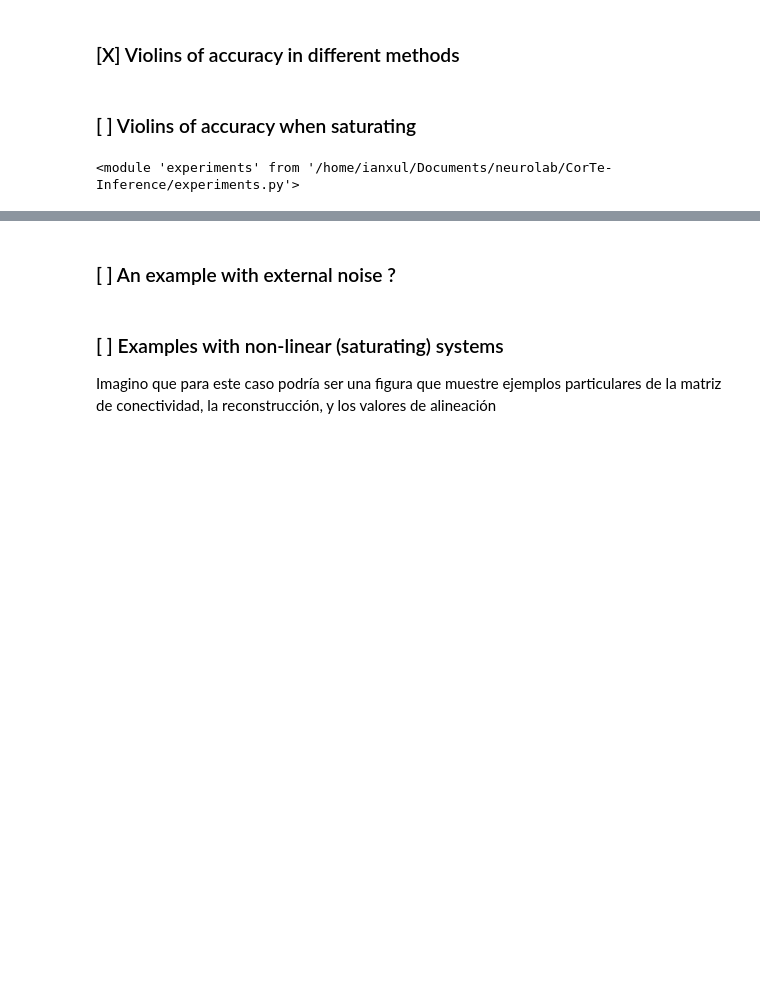
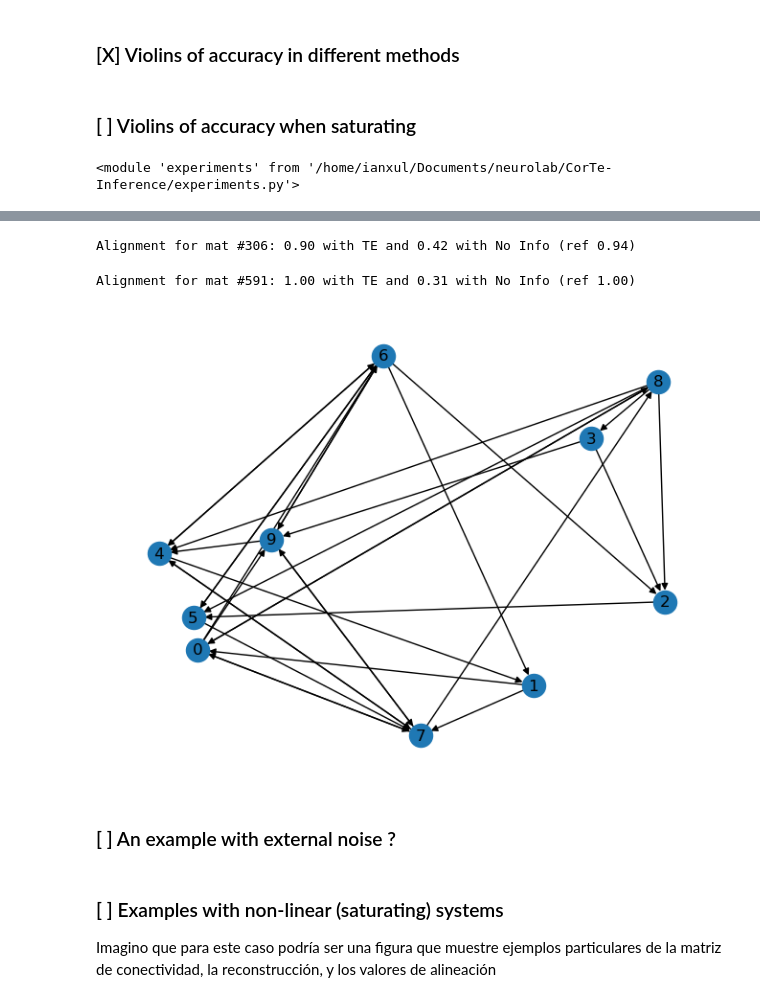
Before and after one commit to ianxul/SDE-net-reconstruction, a Jupyter notebook: article_figures.ipynb, the cells around one changed output, grey strips where cells are left out. Saved outputs shown, nothing was run; the diff lists cells and outputs as text; code cells hidden in the pictures; blank space fills up the shorter version.

```diff
--- a/article_figures.ipynb
+++ b/article_figures.ipynb
@@ -191,0 +264,8 @@ hurwitz.make_triple_imshow(pkl_obj[mat_num]["A"], 3*pkl_obj[mat_num][alpha]["A I
+# %%
+compare_label = "TE"
+i = np.random.randint(0, len(pkl_obj))
+A = pkl_obj[i]["A"]
+A_est = pkl_obj[i]["{} + LP".format(compare_label)]
+A_est_no_info = pkl_obj[i]["No Info + LP"]
+
+figures.make_triple_imshow(A, A_est, A_est_no_info, ["A #{} (eps:{})".format(i,pkl_obj[i]["Params"]["Epsilon"]), "{} ({:.2f})".format(compare_label, hurwitz.calc_mat_cos(A, A_est, ignore_diag=True)), "No Info ({:.2f})".format(hurwitz.calc_mat_cos(A, A_est_no_info, ignore_diag=True))])
@@ -191,0 +449,36 @@ hurwitz.make_triple_imshow(pkl_obj[mat_num]["A"], 3*pkl_obj[mat_num][alpha]["A I
+# %%
+# Sort results by alignment
+pkl_obj.sort(key = lambda pkob : (hurwitz.calc_mat_cos(pkob[compare_with], pkob["A"], ignore_diag=True)))
+ii = -1
+jj = len(pkl_obj)
+# %%
+# ii = 305 # Med example
+
+while 1:
+    ii += 1
+    A = pkl_obj[ii]["A"]
+    # if nx.is_strongly_connected(nx.from_numpy_matrix(A.T, create_using=nx.DiGraph)): break
+    if nx.is_connected(nx.from_numpy_matrix(A.T)): break
+A_grn = pkl_obj[ii]["Full Info + LP"]
+A_est = pkl_obj[ii][compare_with]
+A_est_no_info = pkl_obj[ii]["No Info + LP"]
+print("Alignment for mat #{}: {:.2f} with TE and {:.2f} with No Info (ref {:.2f})".format(ii, hurwitz.calc_mat_cos(A, A_est, ignore_diag=True), hurwitz.calc_mat_cos(A, A_est_no_info, ignore_diag=True),hurwitz.calc_mat_cos(A, A_grn, ignore_diag=True)))
+
+fig_bad = figures.make_triple_imshow(A, A_est, A_est_no_info, ["A", compare_label, "No Info"])
+# %% [output]
+Alignment for mat #306: 0.90 with TE and 0.42 with No Info (ref 0.94)
+# %%
+# jj = len(pkl_obj)
+while 1:
+    jj -= 1
+    A = pkl_obj[jj]["A"]
+    if nx.is_strongly_connected(nx.from_numpy_matrix(A.T, create_using=nx.DiGraph)): break
+    # if nx.is_connected(nx.from_numpy_matrix(A.T)): break
+A_grn = pkl_obj[jj]["Full Info + LP"]
+A_est = pkl_obj[jj]["TE + LP"]
+A_est_no_info = pkl_obj[jj]["No Info + LP"]
+print("Alignment for mat #{}: {:.2f} with TE and {:.2f} with No Info (ref {:.2f})".format(jj, hurwitz.calc_mat_cos(A, A_est, ignore_diag=True), hurwitz.calc_mat_cos(A, A_est_no_info, ignore_diag=True),hurwitz.calc_mat_cos(A, A_grn, ignore_diag=True)))
+
+fig_good = figures.make_triple_imshow(A, A_est, A_est_no_info, ["A", compare_label, "No Info"])
+# %% [output]
+Alignment for mat #591: 1.00 with TE and 0.31 with No Info (ref 1.00)
@@ -191,0 +489,7 @@ hurwitz.make_triple_imshow(pkl_obj[mat_num]["A"], 3*pkl_obj[mat_num][alpha]["A I
+# %%
+# Plot graph with networkx
+import networkx as nx
+G = nx.from_numpy_matrix(A-(A*np.eye(A.shape[0])), create_using=nx.DiGraph)
+nx.draw(G, with_labels=True)
+# %% [output]
+[figure, added]
```
Also changed, not shown: parts of 35 cells of this notebook, 15 other files.
